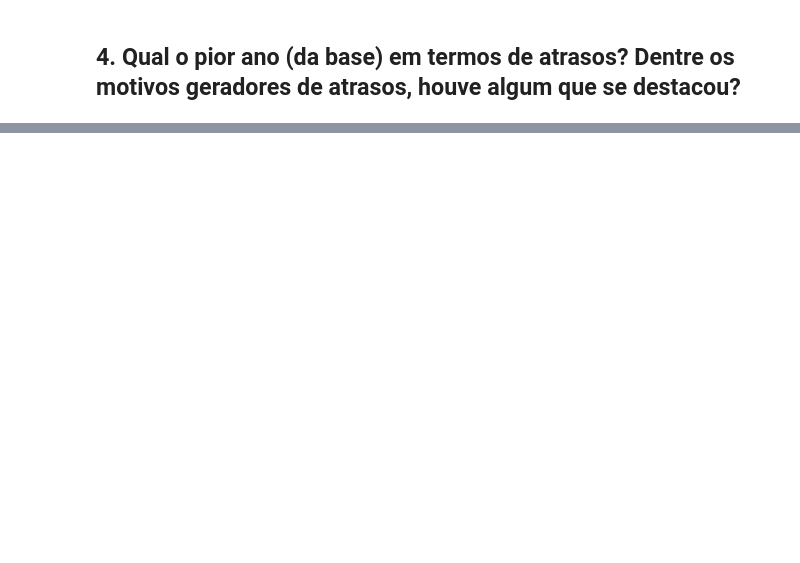
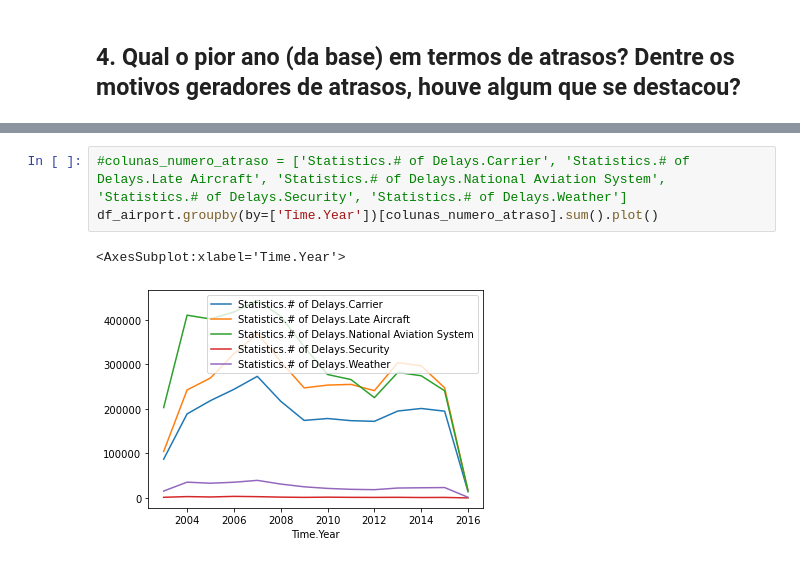
Before and after one commit to limasclayton/case-elo7, a Jupyter notebook: Case elo7 Clayton Lima.ipynb, the cells around one changed output, grey strips where cells are left out. Saved outputs shown, nothing was run; the diff lists cells and outputs as text; blank space fills up the shorter version.

```diff
--- a/Case elo7 Clayton Lima.ipynb
+++ b/Case elo7 Clayton Lima.ipynb
@@ -152,0 +203,6 @@ Partindo do princípio que um aeroporto pode ter um número de grande de problem
+# %%
+#colunas_numero_atraso = ['Statistics.# of Delays.Carrier', 'Statistics.# of Delays.Late Aircraft', 'Statistics.# of Delays.National Aviation System', 'Statistics.# of Delays.Security', 'Statistics.# of Delays.Weather']
+df_airport.groupby(by=['Time.Year'])[colunas_numero_atraso].sum().plot()
+# %% [output]
+<AxesSubplot:xlabel='Time.Year'>
+[figure, added]
```
Also changed, not shown: parts of 10 cells of this notebook.
